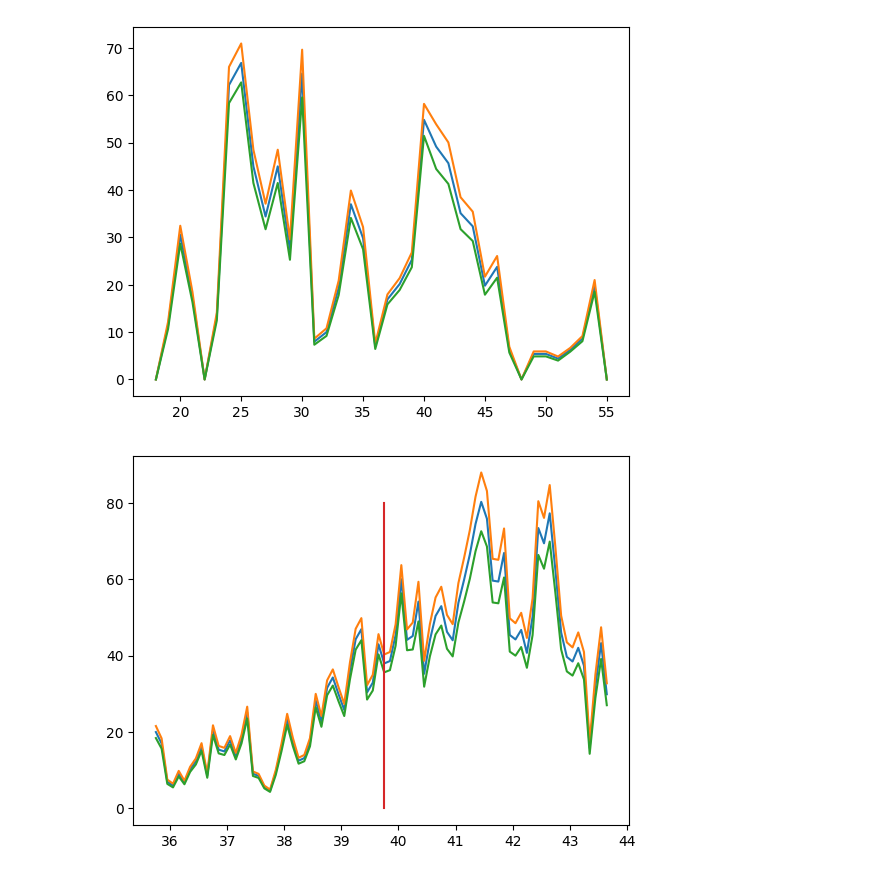
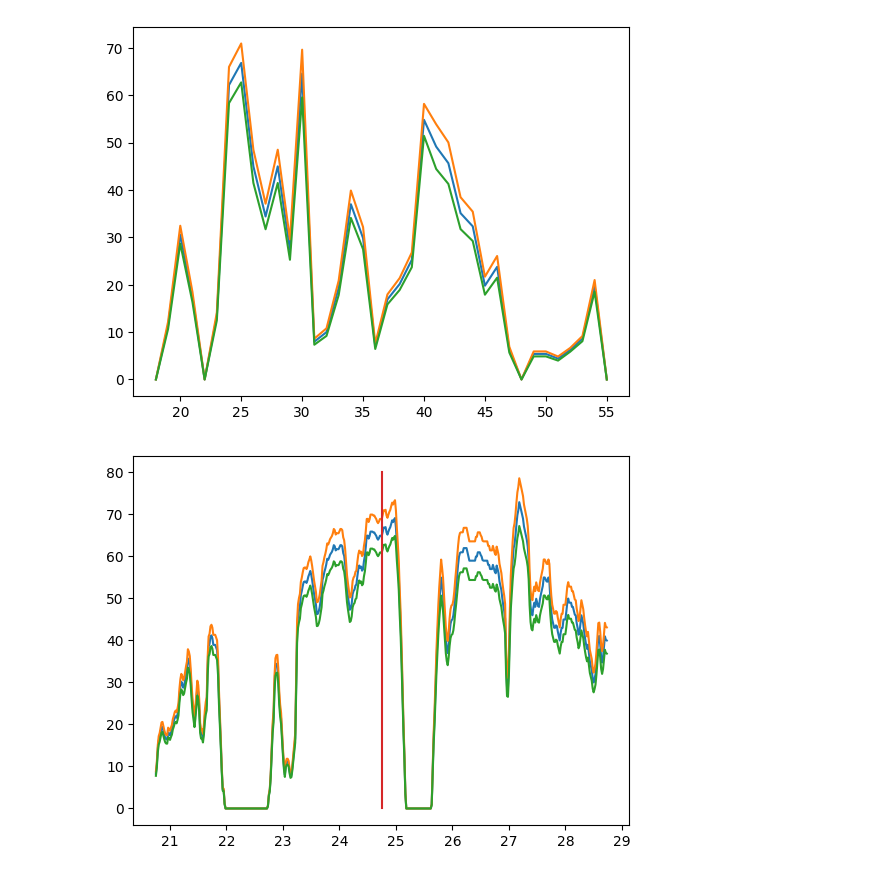
Before and after one commit to Neltarionko/Homework-3, a Jupyter notebook: main2.ipynb, the cells around one changed output. Drawn from its saved outputs; the diff is of its cells as text; code cells hidden in the pictures.

```diff
--- a/main2.ipynb
+++ b/main2.ipynb
@@ -48,15 +48,15 @@ plt.show()
 [figure]
 # %%
 time = 600*4
-isl = 40
-plotx = [DeviceTime[i]/60 + 18 for i in range(((isl-18)*60 - 15)*10-time,((isl-18)*60 - 15)*10+time,60)]
-ploty = [speed[i,0] for i in range(((isl-18)*60 - 15)*10-time,((isl-18)*60 - 15)*10+time,60)]
-ploty2 = [[speed[i,0] + speed[i,1],speed[i,0] - speed[i,1]] for i in range(((isl-18)*60 - 15)*10-time,((isl-18)*60 - 15)*10+time,60)]
-plotx2 = [DeviceTime[i]/60 + 18 for i in range(((isl-18)*60 - 15)*10-time,((isl-18)*60 - 15)*10+time,60)]
+isl = 25
+plotx = [DeviceTime[i]/60 + 18 for i in range(((isl-18)*60 - 15)*10-time,((isl-18)*60 - 15)*10+time,10)]
+ploty = [speed[i,0] for i in range(((isl-18)*60 - 15)*10-time,((isl-18)*60 - 15)*10+time,10)]
+ploty2 = [[speed[i,0] + speed[i,1],speed[i,0] - speed[i,1]] for i in range(((isl-18)*60 - 15)*10-time,((isl-18)*60 - 15)*10+time,10)]
+plotx2 = [DeviceTime[i]/60 + 18 for i in range(((isl-18)*60 - 15)*10-time,((isl-18)*60 - 15)*10+time,10)]
 plt.plot(plotx,ploty)
 plt.plot(plotx2,ploty2)
 plt.plot([DeviceTime[((isl-18)*60 - 15)*10]/60 + 18 ,DeviceTime[((isl-18)*60 - 15)*10]/60 + 18 ],[0,80])
 plt.show()
 # %% [output]
-[figure, old version]
+[figure, new version]
 # %%
```
Also changed, not shown: parts of 1 cell of this notebook.
